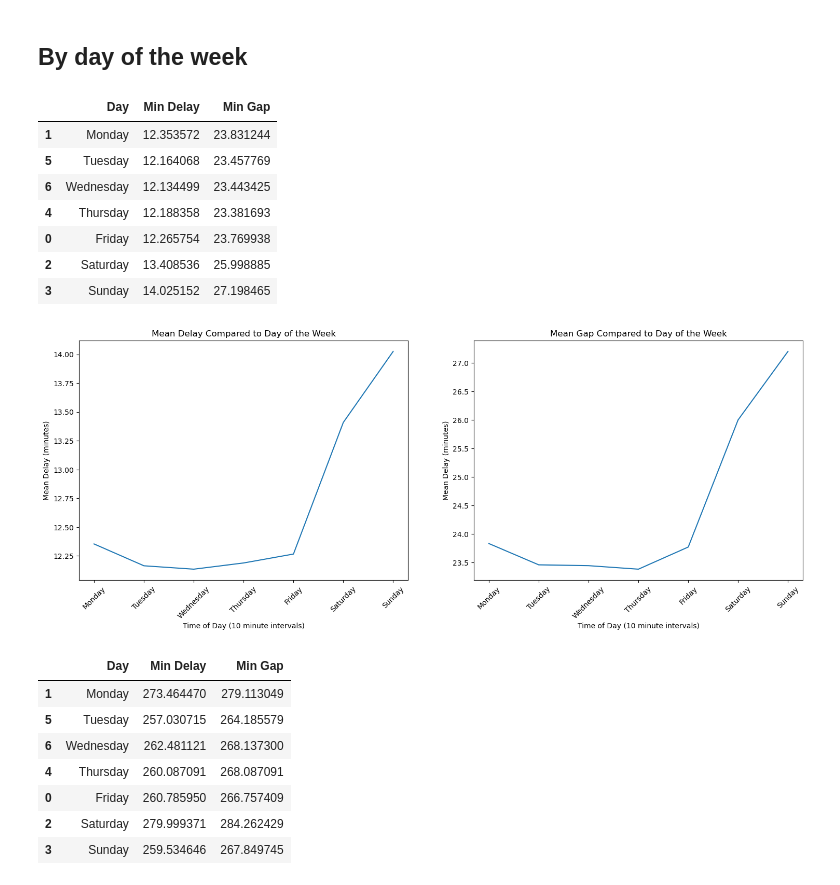
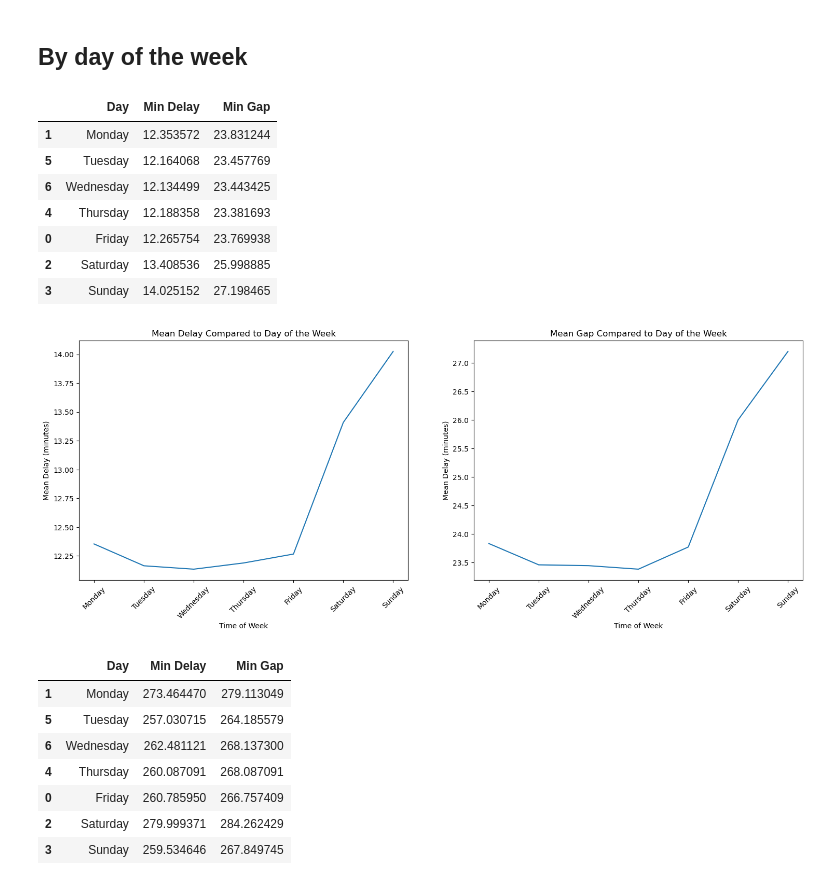
Before and after one commit to michelleyucollins/TardyTerminatorCommittee, a Jupyter notebook: bus_analysis/time_analysis.ipynb, the cells around one changed output. Saved outputs shown, nothing was run; the diff lists cells and outputs as text; code cells hidden in the pictures.

```diff
--- a/bus_analysis/time_analysis.ipynb
+++ b/bus_analysis/time_analysis.ipynb
@@ -113,36 +113,36 @@ axes[1].tick_params(axis='x', rotation=45)
 new_data  = bus_data_copy[bus_data_copy["Min Delay"]<=60]
 
 mean_bus_data = new_data.groupby("Day")[["Min Delay", "Min Gap"]].mean().reset_index()
 mean_bus_data = mean_bus_data.reindex([1, 5, 6, 4, 0, 2, 3])
 time = mean_bus_data["Day"]
 delay = mean_bus_data["Min Delay"]
 gap = mean_bus_data["Min Gap"]
 
 display(mean_bus_data)
 
 fig, axes = plt.subplots(1, 2, figsize = (18, 6))
 
 axes[0].plot(time, delay, linestyle='-')
 axes[0].set_title("Mean Delay Compared to Day of the Week")
-axes[0].set_xlabel("Time of Day (10 minute intervals)")
+axes[0].set_xlabel("Time of Week")
 axes[0].set_ylabel("Mean Delay (minutes)")
 axes[0].tick_params(axis='x', rotation=45)
 
 axes[1].plot(time, gap, linestyle='-')
 axes[1].set_title("Mean Gap Compared to Day of the Week")
-axes[1].set_xlabel("Time of Day (10 minute intervals)")
+axes[1].set_xlabel("Time of Week")
 axes[1].set_ylabel("Mean Delay (minutes)")
 axes[1].tick_params(axis='x', rotation=45)
 # %% [output]
 |  | Day | Min Delay | Min Gap |
 | 1 | Monday | 12.353572 | 23.831244 |
 | 5 | Tuesday | 12.164068 | 23.457769 |
 | 6 | Wednesday | 12.134499 | 23.443425 |
 | 4 | Thursday | 12.188358 | 23.381693 |
 | 0 | Friday | 12.265754 | 23.769938 |
 | 2 | Saturday | 13.408536 | 25.998885 |
 | 3 | Sunday | 14.025152 | 27.198465 |
-[figure, old version]
+[figure, new version]
 # %%
 new_data  = bus_data_copy[bus_data_copy["Min Delay"]>60]
 
```
Also changed, not shown: parts of 15 cells of this notebook, 1 other file.
